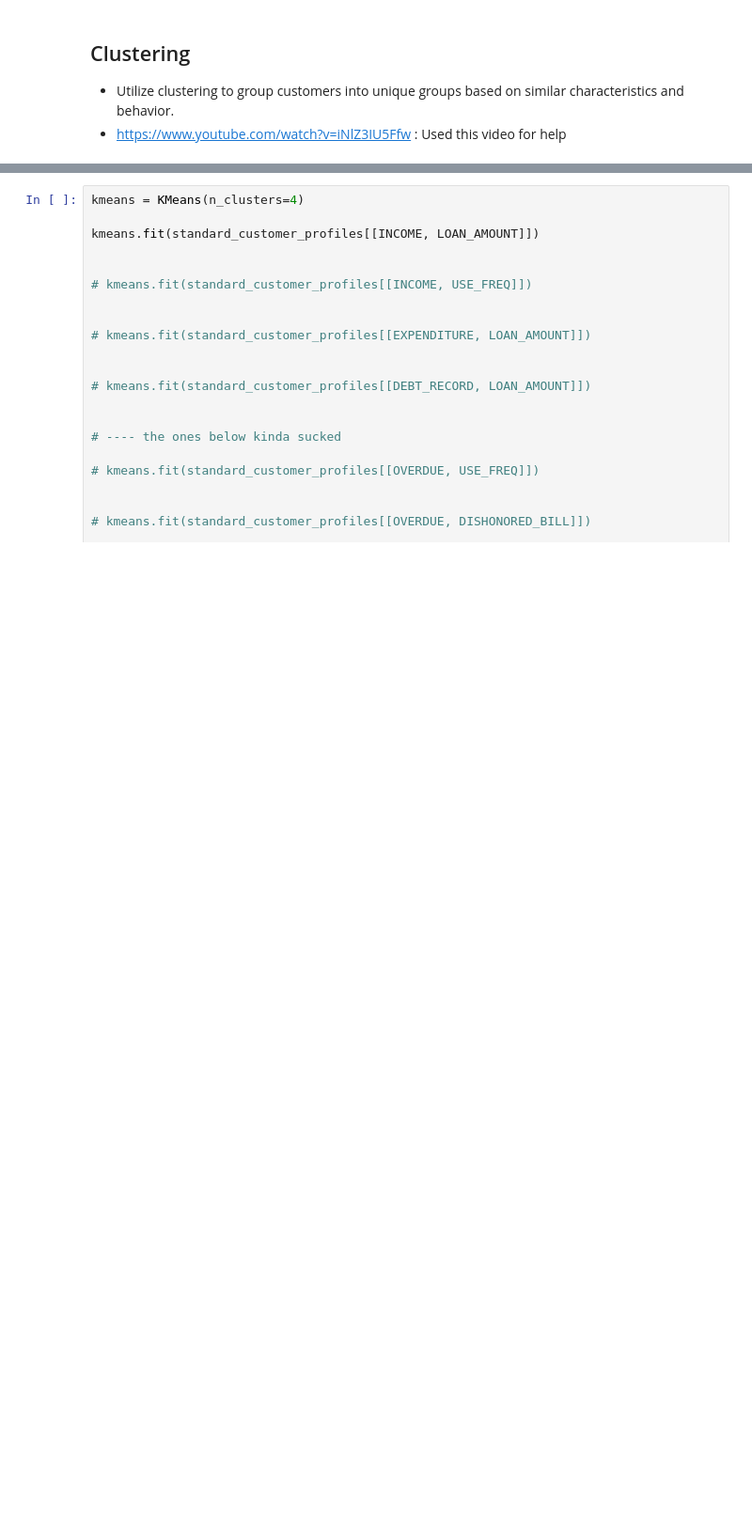
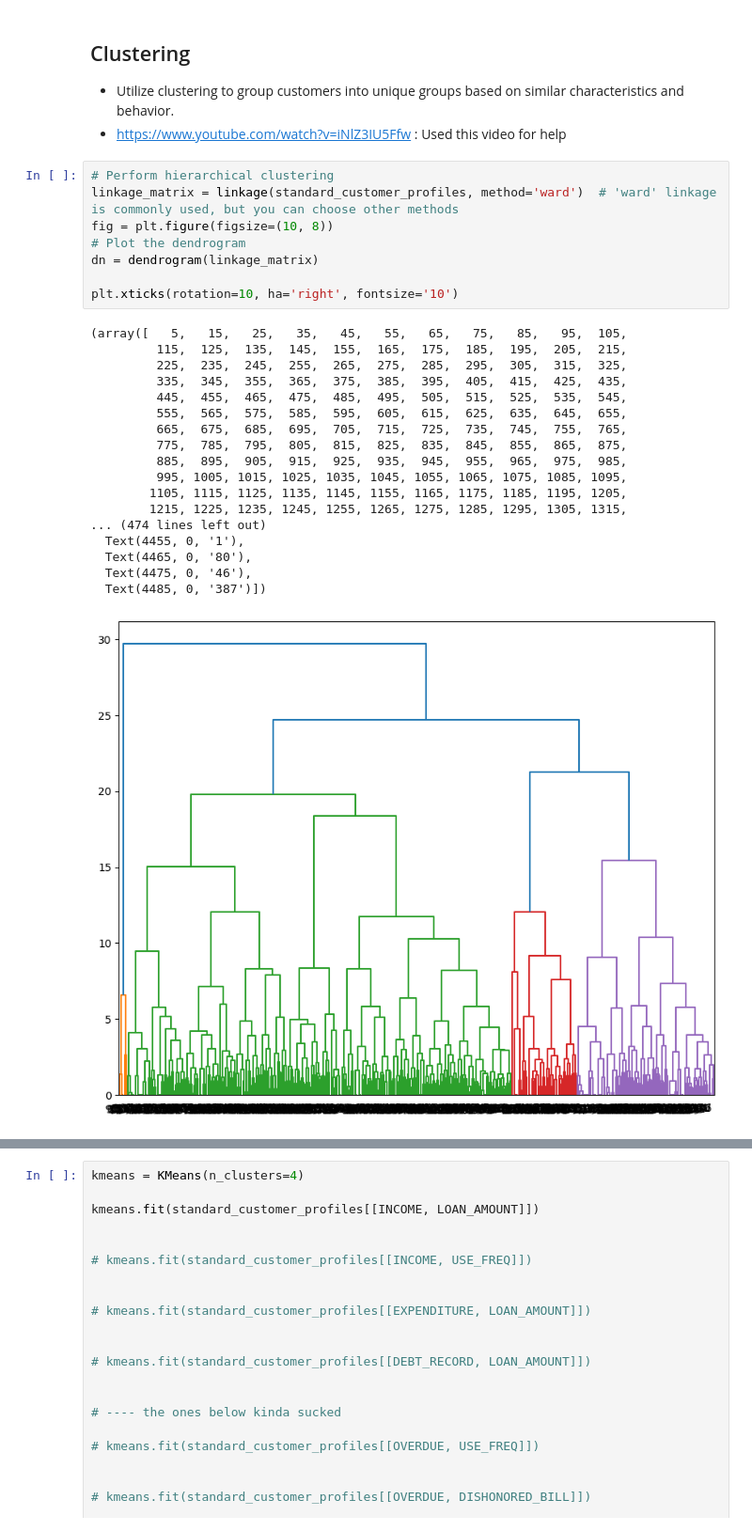
Before and after one commit to rintendou/csci415-project4, a Jupyter notebook: credit_card.ipynb, the cells around one changed output, grey strips where cells are left out. Shown at 94% size. Cells and saved outputs as stored; diff of their text form; blank space fills up the shorter version.

```diff
--- a/credit_card.ipynb
+++ b/credit_card.ipynb
@@ -197,3 +220,30 @@ customer_profiles.describe()
 ## Clustering
 * Utilize clustering to group customers into unique groups based on similar characteristics and behavior.
 * https://www.youtube.com/watch?v=iNlZ3IU5Ffw : Used this video for help
+# %%
+# Perform hierarchical clustering
+linkage_matrix = linkage(standard_customer_profiles, method='ward')  # 'ward' linkage is commonly used, but you can choose other methods
+fig = plt.figure(figsize=(10, 8))
+# Plot the dendrogram
+dn = dendrogram(linkage_matrix)
+
+plt.xticks(rotation=10, ha='right', fontsize='10')
+# %% [output]
+(array([   5,   15,   25,   35,   45,   55,   65,   75,   85,   95,  105,
+         115,  125,  135,  145,  155,  165,  175,  185,  195,  205,  215,
+         225,  235,  245,  255,  265,  275,  285,  295,  305,  315,  325,
+         335,  345,  355,  365,  375,  385,  395,  405,  415,  425,  435,
+         445,  455,  465,  475,  485,  495,  505,  515,  525,  535,  545,
+         555,  565,  575,  585,  595,  605,  615,  625,  635,  645,  655,
+         665,  675,  685,  695,  705,  715,  725,  735,  745,  755,  765,
+         775,  785,  795,  805,  815,  825,  835,  845,  855,  865,  875,
+         885,  895,  905,  915,  925,  935,  945,  955,  965,  975,  985,
+         995, 1005, 1015, 1025, 1035, 1045, 1055, 1065, 1075, 1085, 1095,
+        1105, 1115, 1125, 1135, 1145, 1155, 1165, 1175, 1185, 1195, 1205,
+        1215, 1225, 1235, 1245, 1255, 1265, 1275, 1285, 1295, 1305, 1315,
+... (474 lines left out)
+  Text(4455, 0, '1'),
+  Text(4465, 0, '80'),
+  Text(4475, 0, '46'),
+  Text(4485, 0, '387')])
+[figure, added]
```
Also changed, not shown: parts of 15 cells of this notebook.
